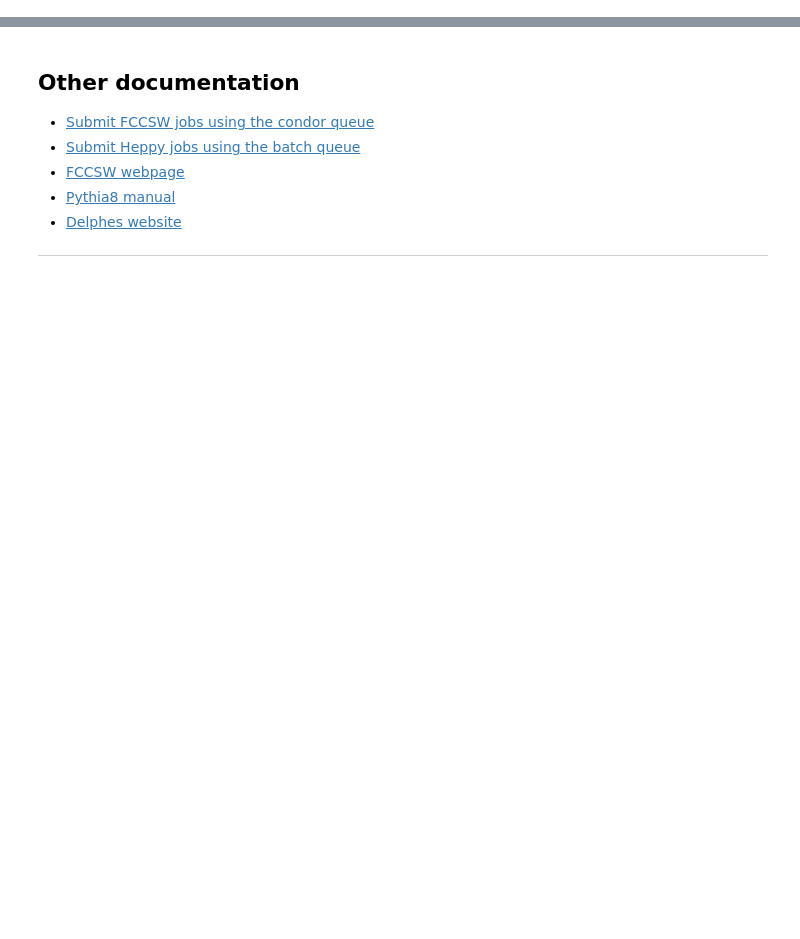
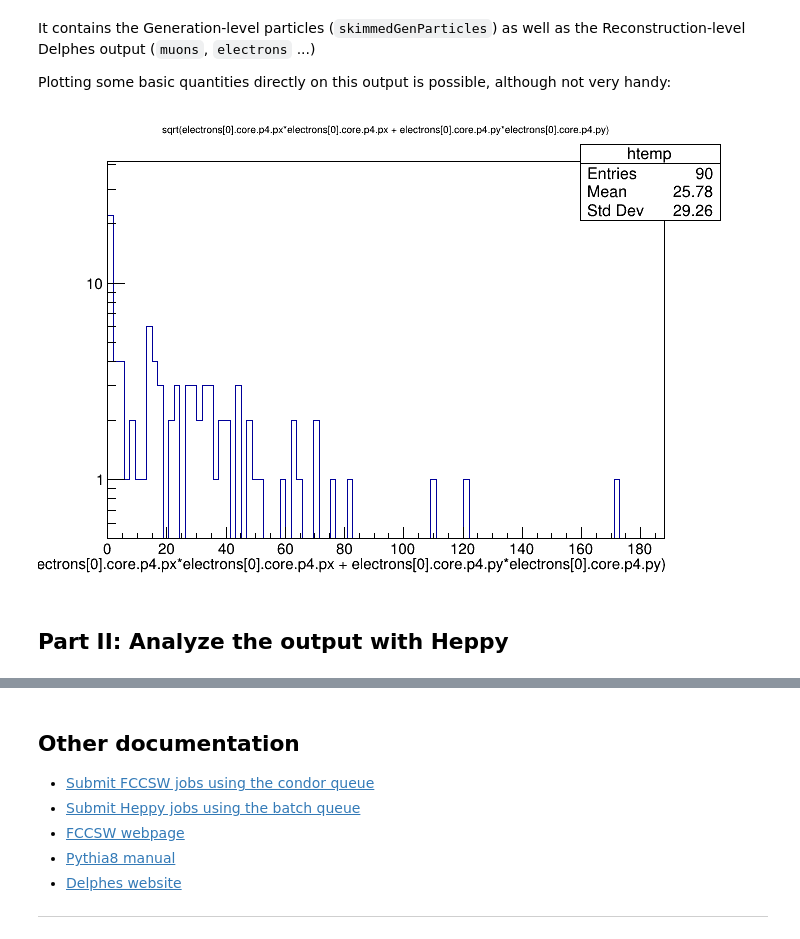
Before and after one commit to vvolkl/fcc-tutorials, a Jupyter notebook: notebooks/FCCFullAnalysis2.ipynb, the cells around one changed output, grey strips where cells are left out. Cells and saved outputs as stored; diff of their text form; code cells hidden in the pictures; blank space fills up the shorter version.

```diff
--- a/notebooks/FCCFullAnalysis2.ipynb
+++ b/notebooks/FCCFullAnalysis2.ipynb
@@ -197,0 +307,16 @@ eog plots/lep*.png
+# %% [markdown]
+It contains the Generation-level particles (`skimmedGenParticles`) as well as the Reconstruction-level Delphes output (`muons`, `electrons` ...)
+
+
+Plotting some basic quantities directly on this output is possible, although not very handy:
+# %%
+import ROOT
+c = ROOT.TCanvas()
+f = ROOT.TFile("pp_h_4l.root")
+# get event tree
+events = f.Get("events")
+events.Draw("sqrt(electrons[0].core.p4.px*electrons[0].core.p4.px + electrons[0].core.p4.py*electrons[0].core.p4.py)")
+ROOT.gPad.SetLogy()
+c.Draw()
+# %% [output]
+[figure, added]
@@ -197,0 +327,5 @@ eog plots/lep*.png
+# %% [markdown]
+
+
+Part II: Analyze the output with Heppy
+------------------------------------------
```
Also changed, not shown: parts of 53 cells of this notebook.
